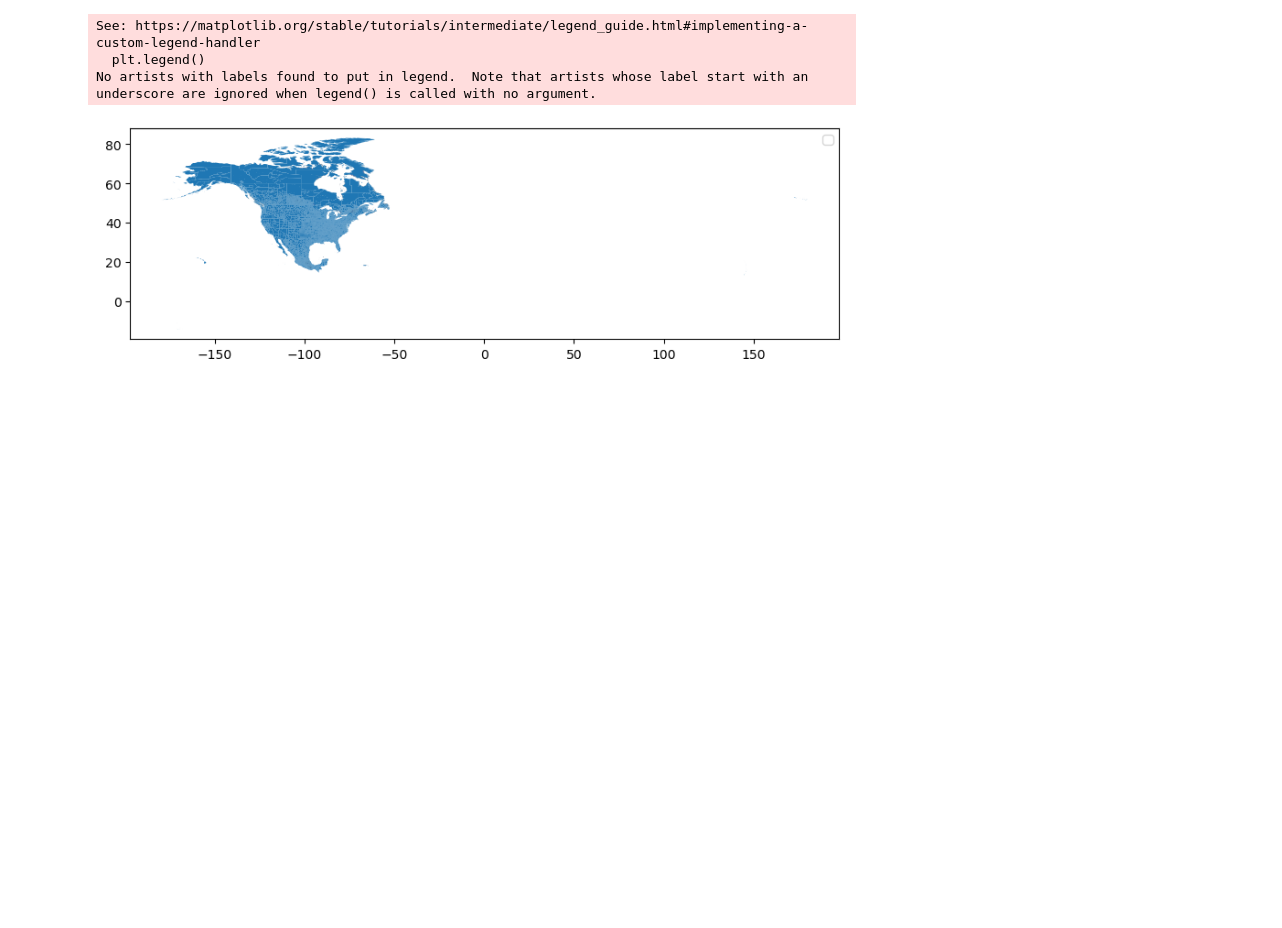
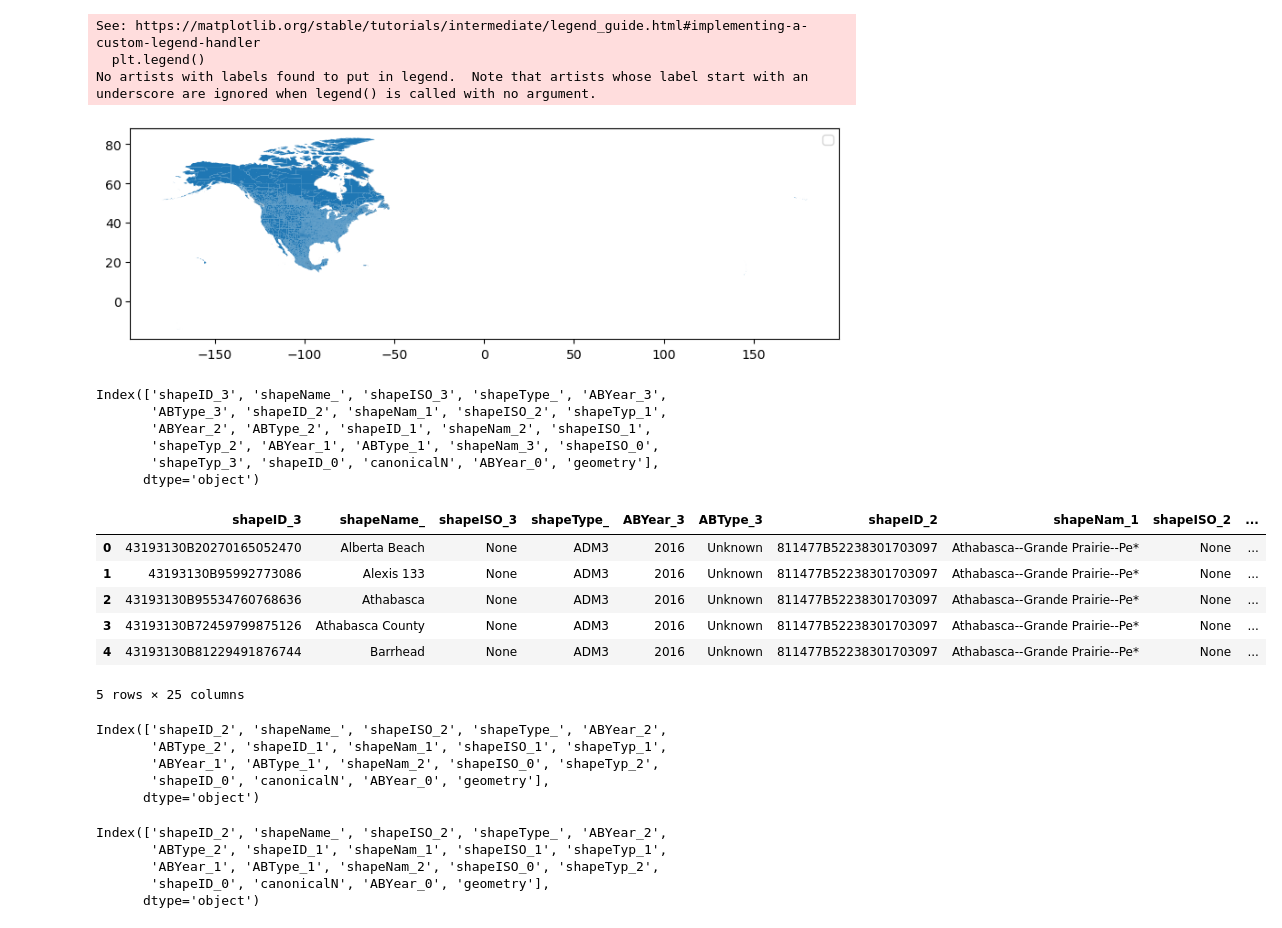
Before and after one commit to NSAPH-Data-Processing/climate_types_raster2polygon, a Jupyter notebook: notes/global_eda.ipynb, the cells around one changed output. Cells and saved outputs as stored; diff of their text form; code cells hidden in the pictures; blank space fills up the shorter version.

Commit message:
explored global shapefiles

```diff
--- a/notes/global_eda.ipynb
+++ b/notes/global_eda.ipynb
@@ -15,3 +16,44 @@ See: https://matplotlib.org/stable/tutorials/intermediate/legend_guide.html#impl
   plt.legend()
 No artists with labels found to put in legend.  Note that artists whose label start with an underscore are ignored when legend() is called with no argument.
 [figure]
+# %%
+# Read the shapefile
+shapefile = gpd.read_file('data/aux/CAN_ADM3all_20240716/CAN_ADM3all_20240716.shp')
+shapefile.columns
+# %% [output]
+Index(['shapeID_3', 'shapeName_', 'shapeISO_3', 'shapeType_', 'ABYear_3',
+       'ABType_3', 'shapeID_2', 'shapeNam_1', 'shapeISO_2', 'shapeTyp_1',
+       'ABYear_2', 'ABType_2', 'shapeID_1', 'shapeNam_2', 'shapeISO_1',
+       'shapeTyp_2', 'ABYear_1', 'ABType_1', 'shapeNam_3', 'shapeISO_0',
+       'shapeTyp_3', 'shapeID_0', 'canonicalN', 'ABYear_0', 'geometry'],
+      dtype='object')
+# %%
+shapefile.head()
+# %% [output]
+|  | shapeID_3 | shapeName_ | shapeISO_3 | shapeType_ | ABYear_3 | ABType_3 | shapeID_2 | shapeNam_1 | shapeISO_2 | ... |
+| 0 | 43193130B20270165052470 | Alberta Beach | None | ADM3 | 2016 | Unknown | 811477B52238301703097 | Athabasca--Grande Prairie--Pe* | None | ... |
+| 1 | 43193130B95992773086 | Alexis 133 | None | ADM3 | 2016 | Unknown | 811477B52238301703097 | Athabasca--Grande Prairie--Pe* | None | ... |
+| 2 | 43193130B95534760768636 | Athabasca | None | ADM3 | 2016 | Unknown | 811477B52238301703097 | Athabasca--Grande Prairie--Pe* | None | ... |
+| 3 | 43193130B72459799875126 | Athabasca County | None | ADM3 | 2016 | Unknown | 811477B52238301703097 | Athabasca--Grande Prairie--Pe* | None | ... |
+| 4 | 43193130B81229491876744 | Barrhead | None | ADM3 | 2016 | Unknown | 811477B52238301703097 | Athabasca--Grande Prairie--Pe* | None | ... |
+5 rows × 25 columns
+# %%
+# Read the shapefile
+shapefile = gpd.read_file('data/aux/MEX_ADM2all_20240716/MEX_ADM2all_20240716.shp')
+shapefile.columns
+# %% [output]
+Index(['shapeID_2', 'shapeName_', 'shapeISO_2', 'shapeType_', 'ABYear_2',
+       'ABType_2', 'shapeID_1', 'shapeNam_1', 'shapeISO_1', 'shapeTyp_1',
+       'ABYear_1', 'ABType_1', 'shapeNam_2', 'shapeISO_0', 'shapeTyp_2',
+       'shapeID_0', 'canonicalN', 'ABYear_0', 'geometry'],
+      dtype='object')
+# %%
+# Read the shapefile
+shapefile = gpd.read_file('data/aux/USA_ADM2all_20240716/USA_ADM2all_20240716.shp')
+shapefile.columns
+# %% [output]
+Index(['shapeID_2', 'shapeName_', 'shapeISO_2', 'shapeType_', 'ABYear_2',
+       'ABType_2', 'shapeID_1', 'shapeNam_1', 'shapeISO_1', 'shapeTyp_1',
+       'ABYear_1', 'ABType_1', 'shapeNam_2', 'shapeISO_0', 'shapeTyp_2',
+       'shapeID_0', 'canonicalN', 'ABYear_0', 'geometry'],
+      dtype='object')
```
Also changed, not shown: parts of 3 cells of this notebook.
